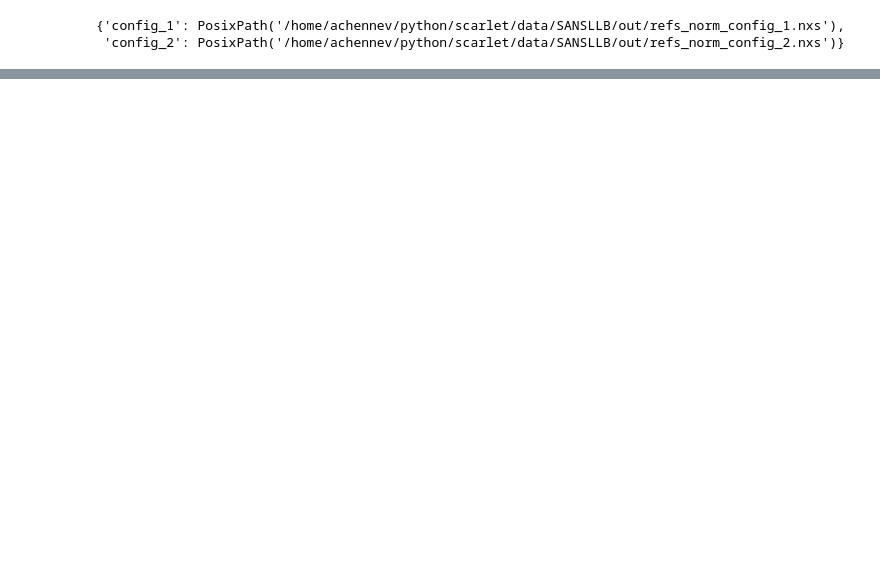
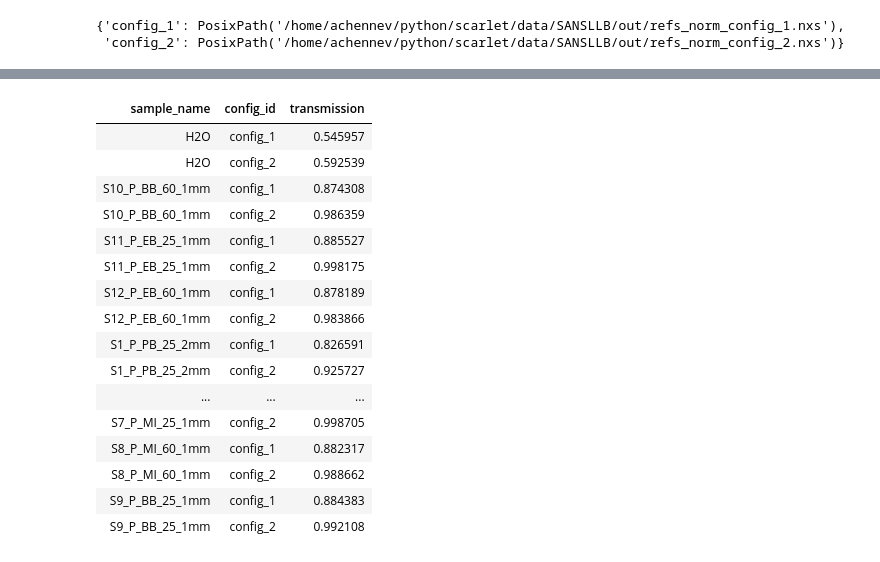
Before and after one commit to hibouchen/scarlet, a Jupyter notebook: notebooks/workflow_context_from_raw.ipynb, the cells around one changed output, grey strips where cells are left out. Drawn from its saved outputs; the diff is of its cells as text; code cells hidden in the pictures; blank space fills up the shorter version.

```diff
--- a/notebooks/workflow_context_from_raw.ipynb
+++ b/notebooks/workflow_context_from_raw.ipynb
@@ -197,0 +156,22 @@ scarlet.workflow.context.WorkflowContext
+# %%
+from scarlet.workflow.context import update_transmissions_from_workflow_context
+update_transmissions_from_workflow_context(w)
+w.transmissions_table()
+# %% [output]
+| sample_name | config_id | transmission |
+| H2O | config_1 | 0.545957 |
+| H2O | config_2 | 0.592539 |
+| S10_P_BB_60_1mm | config_1 | 0.874308 |
+| S10_P_BB_60_1mm | config_2 | 0.986359 |
+| S11_P_EB_25_1mm | config_1 | 0.885527 |
+| S11_P_EB_25_1mm | config_2 | 0.998175 |
+| S12_P_EB_60_1mm | config_1 | 0.878189 |
+| S12_P_EB_60_1mm | config_2 | 0.983866 |
+| S1_P_PB_25_2mm | config_1 | 0.826591 |
+| S1_P_PB_25_2mm | config_2 | 0.925727 |
+| ... | ... | ... |
+| S7_P_MI_25_1mm | config_2 | 0.998705 |
+| S8_P_MI_60_1mm | config_1 | 0.882317 |
+| S8_P_MI_60_1mm | config_2 | 0.988662 |
+| S9_P_BB_25_1mm | config_1 | 0.884383 |
+| S9_P_BB_25_1mm | config_2 | 0.992108 |
```
Also changed, not shown: parts of 15 cells of this notebook, 11 other files.
